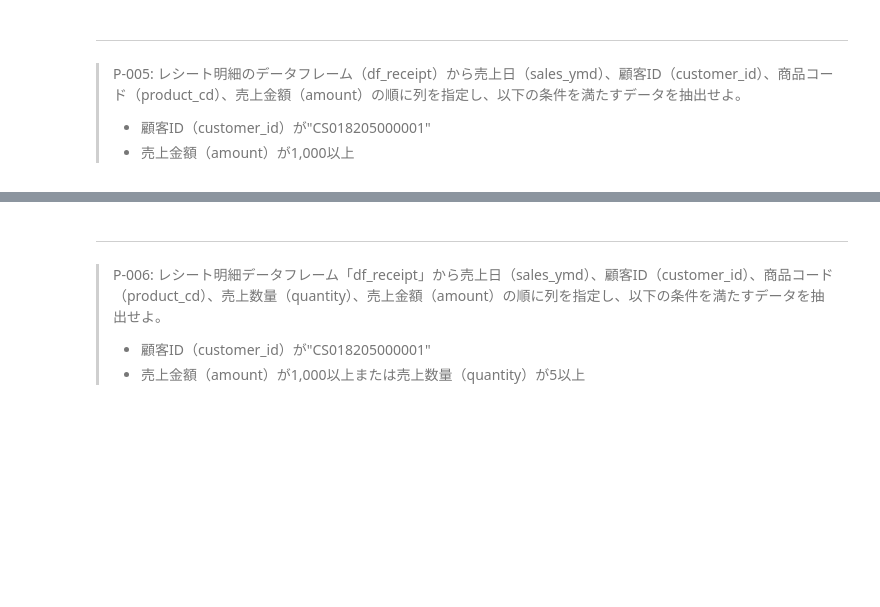
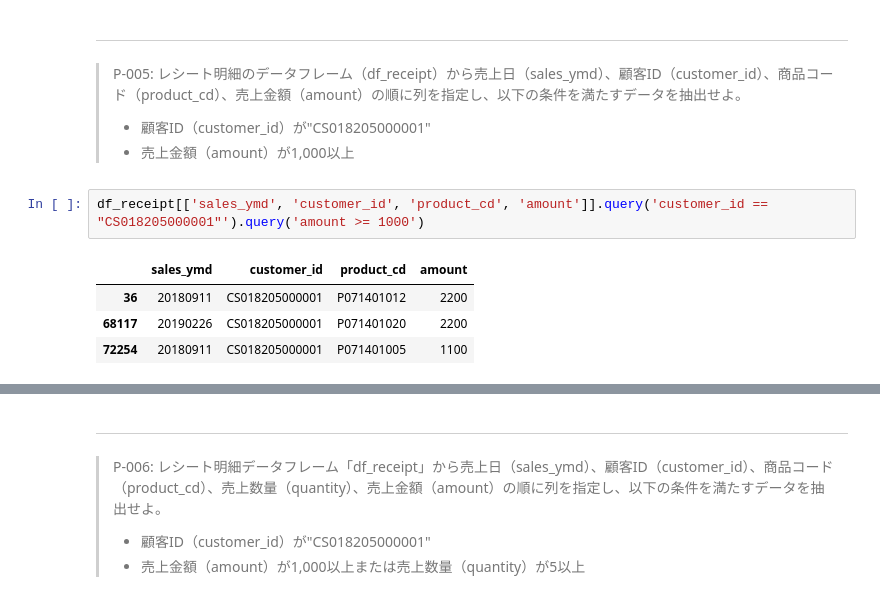
Before and after one commit to shgtkshruch/100knocks-preprocess, a Jupyter notebook: docker/work/preprocess_knock_Python.ipynb, the cells around one changed output, grey strips where cells are left out. Saved outputs shown, nothing was run; the diff lists cells and outputs as text; blank space fills up the shorter version.

Commit message:
Answer P-005
https://pandas.pydata.org/pandas-docs/stable/reference/api/pandas.DataFrame.query.html

```diff
--- a/docker/work/preprocess_knock_Python.ipynb
+++ b/docker/work/preprocess_knock_Python.ipynb
@@ -139,3 +139,10 @@ df_receipt[['sales_ymd', 'customer_id', 'product_cd', 'amount']].
 > P-005: レシート明細のデータフレーム（df_receipt）から売上日（sales_ymd）、顧客ID（customer_id）、商品コード（product_cd）、売上金額（amount）の順に列を指定し、以下の条件を満たすデータを抽出せよ。
 > - 顧客ID（customer_id）が"CS018205000001"
 > - 売上金額（amount）が1,000以上
+# %%
+df_receipt[['sales_ymd', 'customer_id', 'product_cd', 'amount']].query('customer_id == "CS018205000001"').query('amount >= 1000')
+# %% [output]
+|  | sales_ymd | customer_id | product_cd | amount |
+| 36 | 20180911 | CS018205000001 | P071401012 | 2200 |
+| 68117 | 20190226 | CS018205000001 | P071401020 | 2200 |
+| 72254 | 20180911 | CS018205000001 | P071401005 | 1100 |
```
Also changed, not shown: parts of 2 cells of this notebook.
